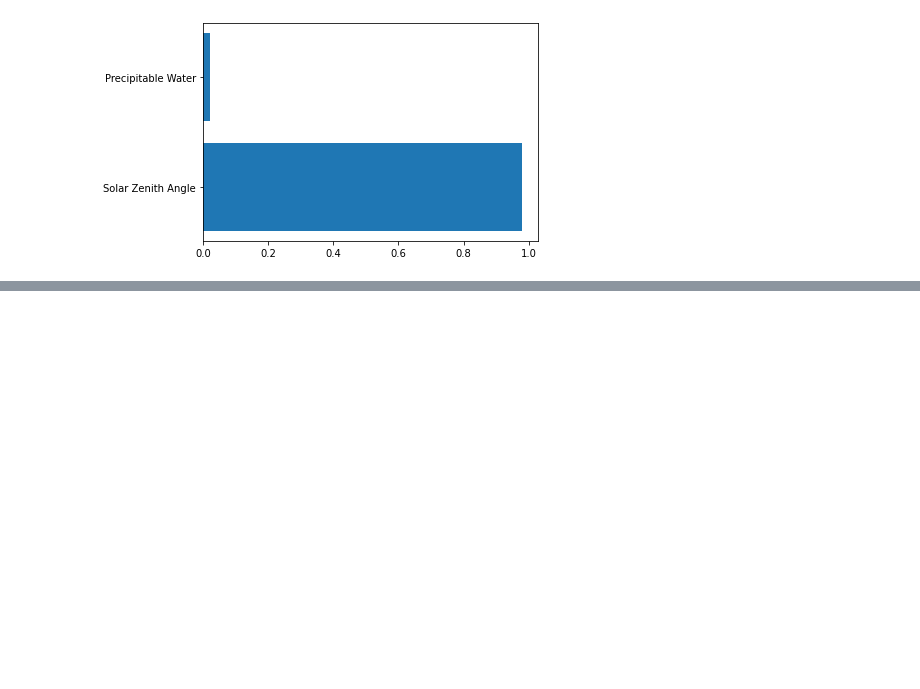
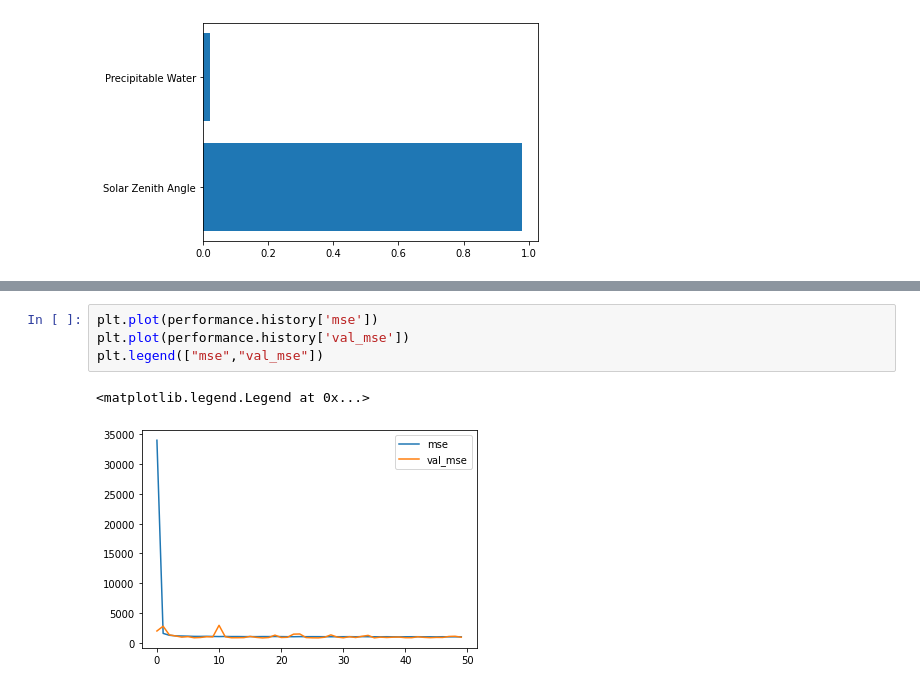
Before and after one commit to ashwiniyer176/WIPRO-Sustainability-Challenge, a Jupyter notebook: notebooks/Model Building.ipynb, the cells around one changed output, grey strips where cells are left out. Drawn from its saved outputs; the diff is of its cells as text; blank space fills up the shorter version.

```diff
--- a/notebooks/Model Building.ipynb
+++ b/notebooks/Model Building.ipynb
@@ -122,0 +180,7 @@ plt.barh(train.drop(columns=columns).columns, rf.feature_importances_)
+# %%
+plt.plot(performance.history['mse'])
+plt.plot(performance.history['val_mse'])
+plt.legend(["mse","val_mse"])
+# %% [output]
+<matplotlib.legend.Legend at 0x...>
+[figure, added]
```
Also changed, not shown: parts of 13 cells of this notebook, 3 other files.
